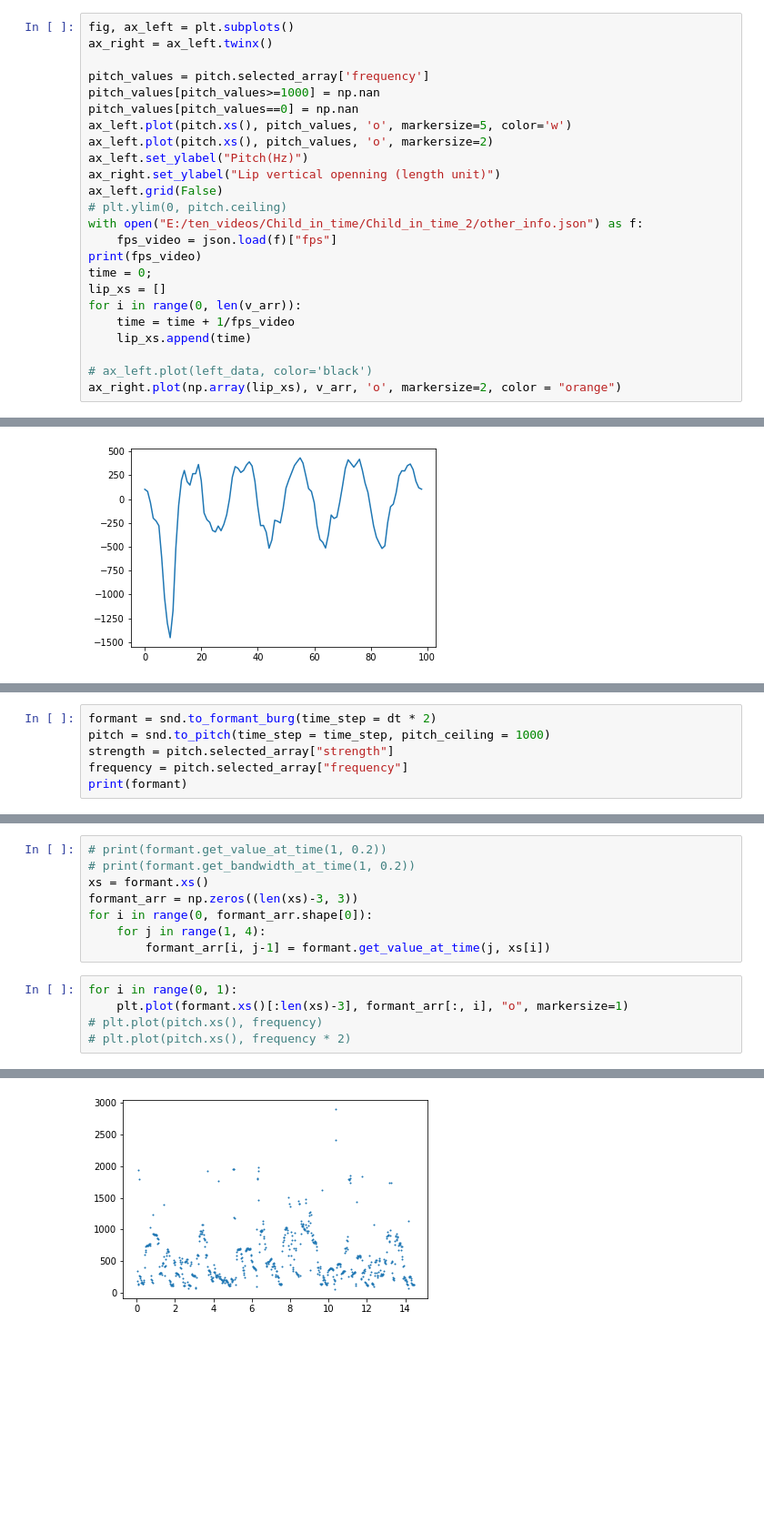
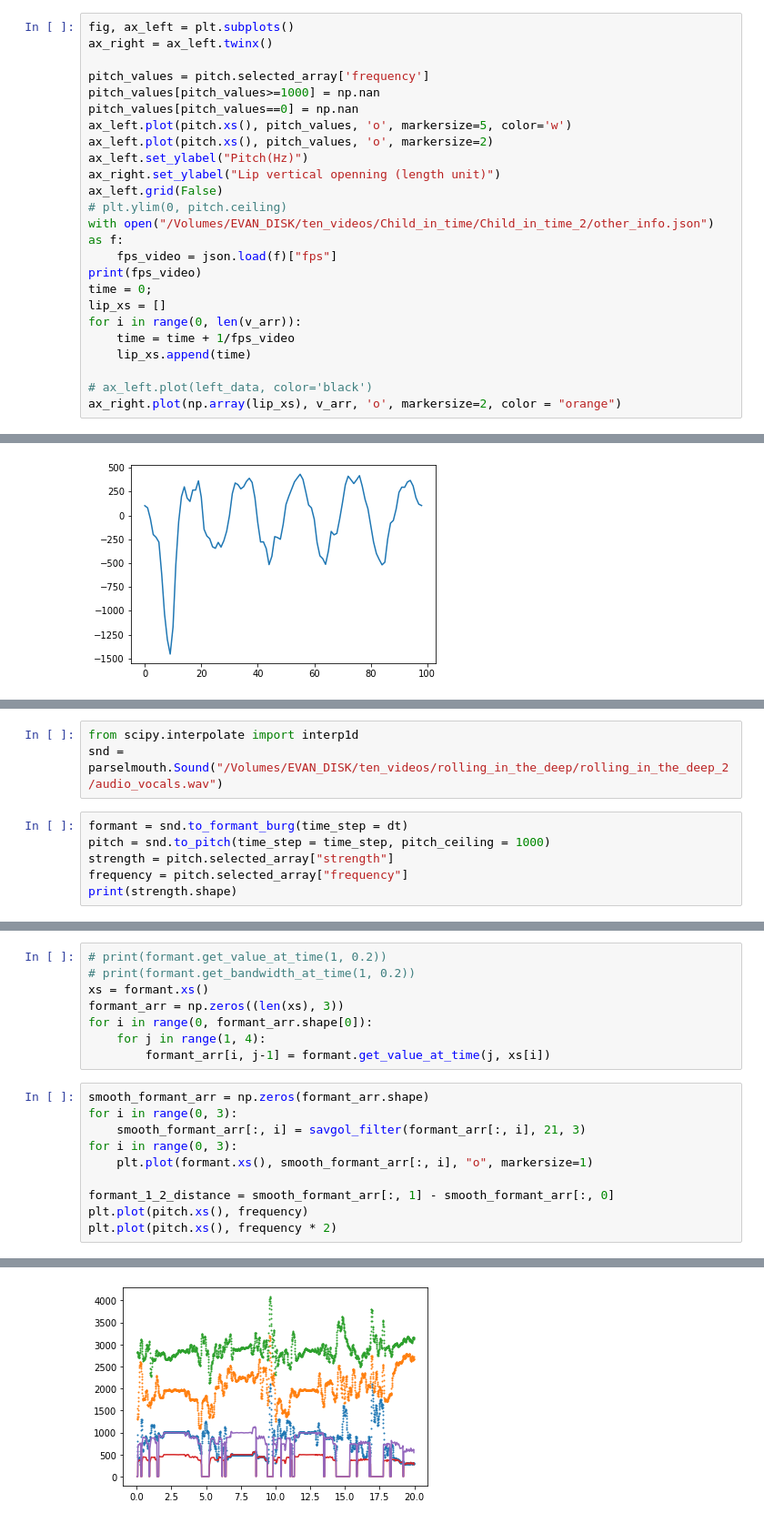
Before and after one commit to EvanSamaa/jali_sing, a Jupyter notebook: Singing Analysis.ipynb, the cells around one changed output, grey strips where cells are left out. Shown at 91% size. Drawn from its saved outputs; the diff is of its cells as text; blank space fills up the shorter version.

```diff
--- a/Singing Analysis.ipynb
+++ b/Singing Analysis.ipynb
@@ -79,7 +79,7 @@ ax_left.set_ylabel("Pitch(Hz)")
 ax_right.set_ylabel("Lip vertical openning (length unit)")
 ax_left.grid(False)
 # plt.ylim(0, pitch.ceiling)
-with open("E:/ten_videos/Child_in_time/Child_in_time_2/other_info.json") as f:
+with open("/Volumes/EVAN_DISK/ten_videos/Child_in_time/Child_in_time_2/other_info.json") as f:
     fps_video = json.load(f)["fps"]
 print(fps_video)
 time = 0;
@@ -210,7 +218,10 @@ snd = parselmouth.Sound("E:/ten_videos/rolling_in_the_deep/rolling_in_the_deep_1
+# %%
+from scipy.interpolate import interp1d
+snd = parselmouth.Sound("/Volumes/EVAN_DISK/ten_videos/rolling_in_the_deep/rolling_in_the_deep_2/audio_vocals.wav")
 # %%
-formant = snd.to_formant_burg(time_step = dt * 2)
+formant = snd.to_formant_burg(time_step = dt)
 pitch = snd.to_pitch(time_step = time_step, pitch_ceiling = 1000)
 strength = pitch.selected_array["strength"]
 frequency = pitch.selected_array["frequency"]
-print(formant)
+print(strength.shape)
 # %% [output]
@@ -230,13 +230,18 @@ Time sampling:
 # print(formant.get_value_at_time(1, 0.2))
 # print(formant.get_bandwidth_at_time(1, 0.2))
 xs = formant.xs()
-formant_arr = np.zeros((len(xs)-3, 3))
+formant_arr = np.zeros((len(xs), 3))
 for i in range(0, formant_arr.shape[0]):
     for j in range(1, 4):
         formant_arr[i, j-1] = formant.get_value_at_time(j, xs[i])
 # %%
-for i in range(0, 1):
-    plt.plot(formant.xs()[:len(xs)-3], formant_arr[:, i], "o", markersize=1)
-# plt.plot(pitch.xs(), frequency)
-# plt.plot(pitch.xs(), frequency * 2)
+smooth_formant_arr = np.zeros(formant_arr.shape)
+for i in range(0, 3):
+    smooth_formant_arr[:, i] = savgol_filter(formant_arr[:, i], 21, 3)
+for i in range(0, 3):
+    plt.plot(formant.xs(), smooth_formant_arr[:, i], "o", markersize=1)
+
+formant_1_2_distance = smooth_formant_arr[:, 1] - smooth_formant_arr[:, 0]
+plt.plot(pitch.xs(), frequency)
+plt.plot(pitch.xs(), frequency * 2)
 # %% [output]
@@ -243 +249 @@ for i in range(0, 1):
-[figure, old version]
+[figure, new version]
```
Also changed, not shown: parts of 15 cells of this notebook, 1 other file.
